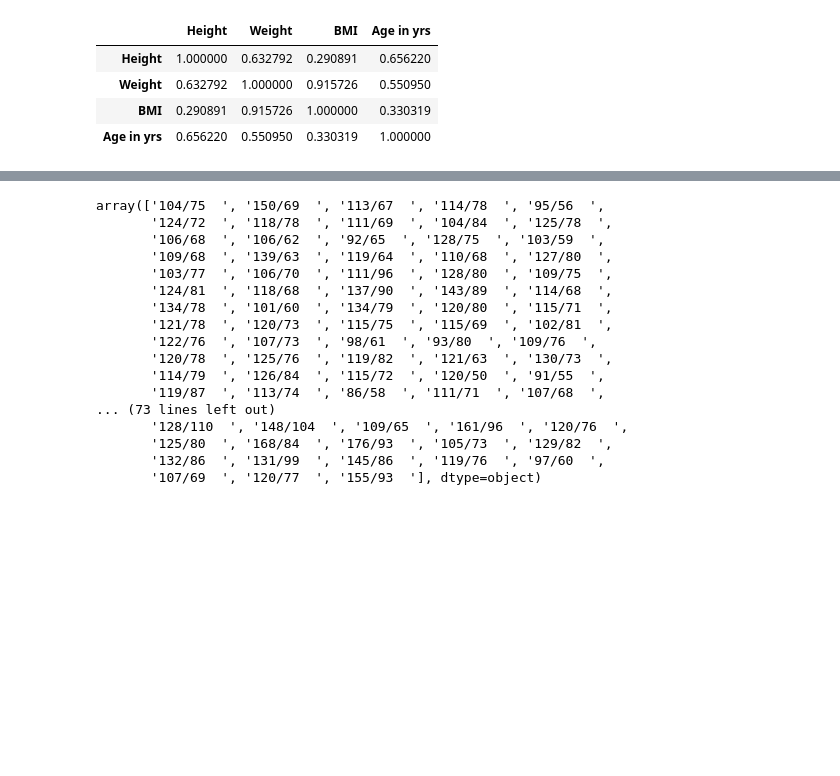
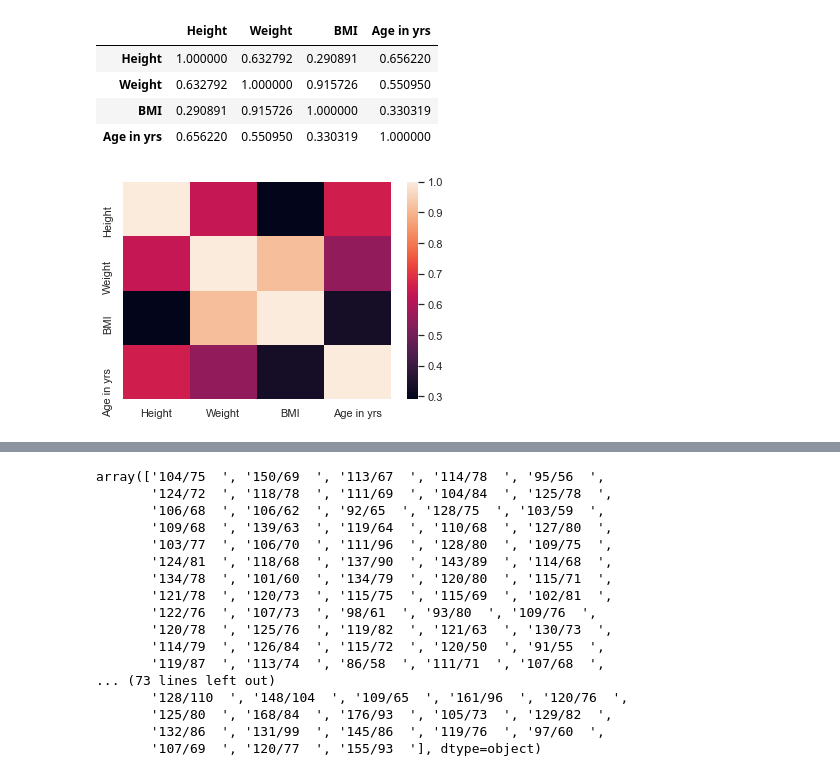
Before and after one commit to prajwal-creator/HealthyKid, a Jupyter notebook: analysis.ipynb, the cells around one changed output, grey strips where cells are left out. Drawn from its saved outputs; the diff is of its cells as text; code cells hidden in the pictures; blank space fills up the shorter version.

```diff
--- a/analysis.ipynb
+++ b/analysis.ipynb
@@ -143,3 +143,9 @@ bmi_correl
 | Weight | 0.632792 | 1.000000 | 0.915726 | 0.550950 |
 | BMI | 0.290891 | 0.915726 | 1.000000 | 0.330319 |
 | Age in yrs | 0.656220 | 0.550950 | 0.330319 | 1.000000 |
+# %%
+import seaborn as sns; sns.set_theme()
+
+ax = sns.heatmap(bmi_correl)
+# %% [output]
+[figure, added]
```
Also changed, not shown: parts of 1 cell of this notebook, 1 other file.
